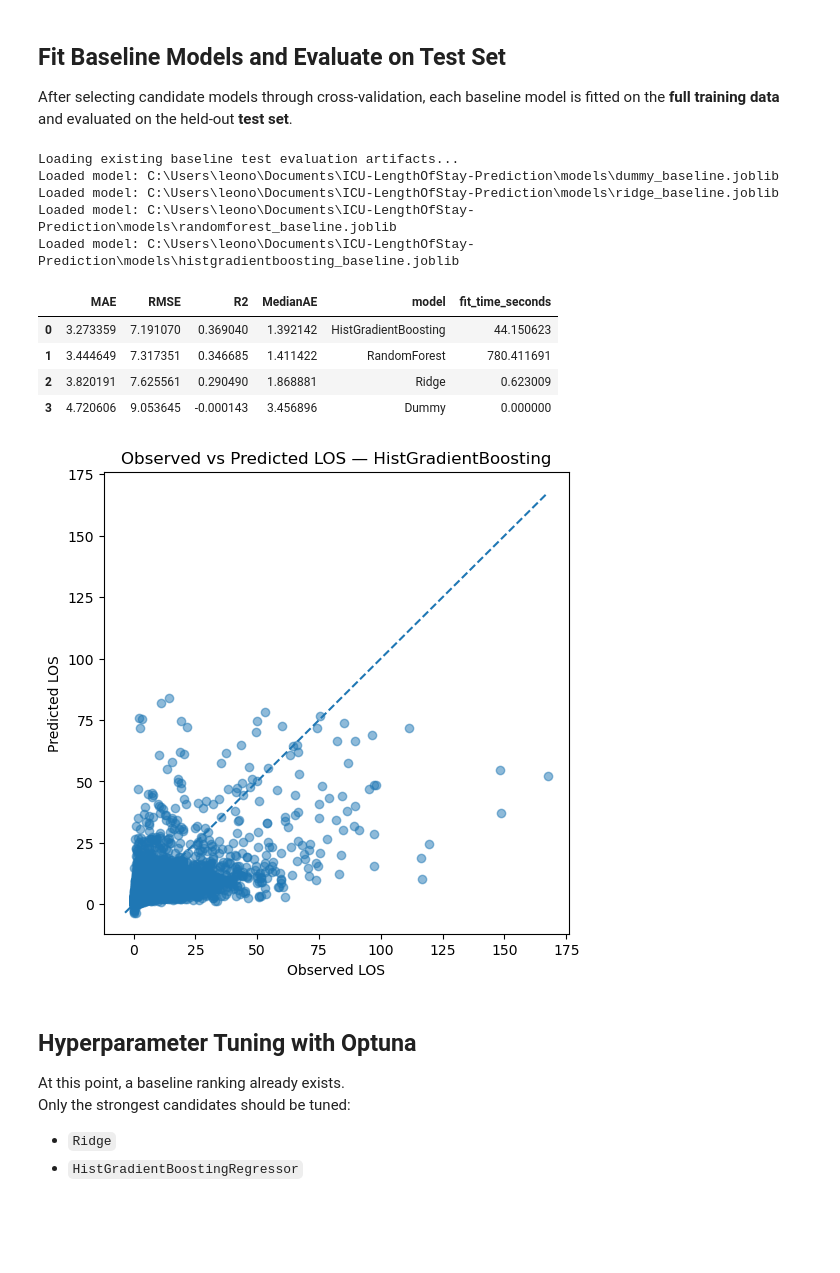
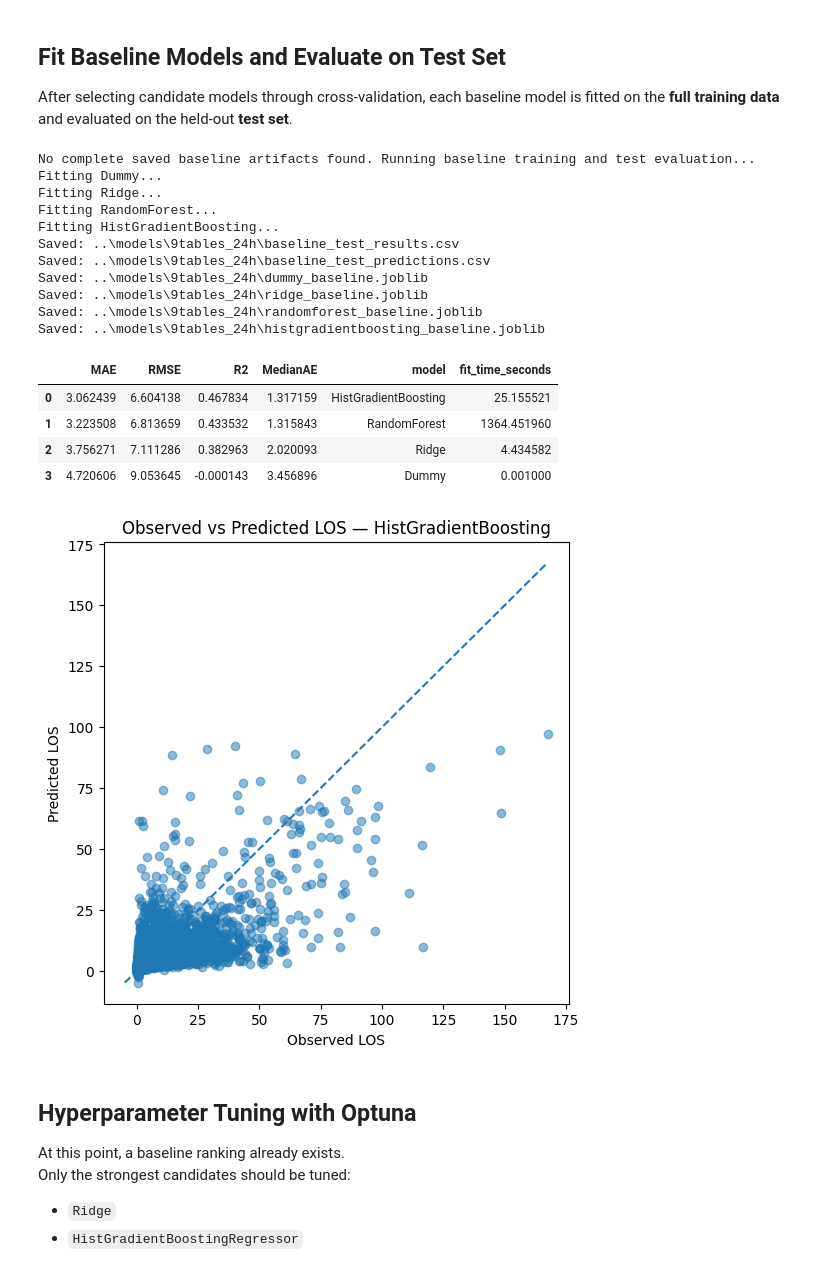
Before and after one commit to PFerreira12/ICU-LengthOfStay-Prediction, a Jupyter notebook: notebooks/training_notebook.ipynb, the cells around one changed output. Cells and saved outputs as stored; diff of their text form; code cells hidden in the pictures; blank space fills up the shorter version.

```diff
--- a/notebooks/training_notebook.ipynb
+++ b/notebooks/training_notebook.ipynb
@@ -111,0 +124,8 @@ Expected test path:  C:\Users\leono\Documents\ICU-LengthOfStay-Prediction\data\p
+# %%
+N_SPLITS = 5
+
+RESULTS_DIR = ROOT_DIR / "results"
+EXPERIMENT_RESULTS_DIR = RESULTS_DIR / EXPERIMENT_NAME
+EXPERIMENT_RESULTS_DIR.mkdir(parents=True, exist_ok=True)
+FIGURES_DIR = EXPERIMENT_RESULTS_DIR / "figures"
+FIGURES_DIR.mkdir(parents=True, exist_ok=True)
@@ -431,7 +473,7 @@ y_train_full = y_train_full.astype(np.float32)
 y_test = y_test.astype(np.float32)
 # %%
 # Cross-Validated Benchmarking
-cv_results_path = os.path.join(RESULTS_DIR, "baseline_cv_results.csv")
+cv_results_path = os.path.join(EXPERIMENT_RESULTS_DIR, "baseline_cv_results.csv")
 
 if os.path.exists(cv_results_path):
     print(f"Loading existing CV results from: {cv_results_path}")
@@ -479,7 +521,6 @@ else:
 
     cv_results_df = pd.DataFrame(cv_results).sort_values("cv_mae_mean").reset_index(drop=True)
 
-    os.makedirs(RESULTS_DIR, exist_ok=True)
     cv_results_df.to_csv(cv_results_path, index=False)
     print(f"Saved: {cv_results_path}")
 
@@ -529,7 +580,7 @@ def regression_metrics(y_true, y_pred):
 
     return {
         "MAE": mean_absolute_error(y_true_eval, y_pred_eval),
-        "RMSE": mean_squared_error(y_true_eval, y_pred_eval, squared=False),
+        "RMSE": np.sqrt(mean_squared_error(y_true_eval, y_pred_eval)),
         "R2": r2_score(y_true_eval, y_pred_eval),
         "MedianAE": median_absolute_error(y_true_eval, y_pred_eval)
     }
@@ -539,11 +590,11 @@ def regression_metrics(y_true, y_pred):
 
 FORCE_RERUN_BASELINE_TEST = False
 
-test_results_path = os.path.join(RESULTS_DIR, "baseline_test_results.csv")
-predictions_path = os.path.join(RESULTS_DIR, "baseline_test_predictions.csv")
+test_results_path = os.path.join(EXPERIMENT_RESULTS_DIR, "baseline_test_results.csv")
+predictions_path = os.path.join(EXPERIMENT_RESULTS_DIR, "baseline_test_predictions.csv")
 
 model_paths = {
-    name: os.path.join(MODELS_DIR, f"{name.lower()}_baseline.joblib")
+    name: os.path.join(EXPERIMENT_MODELS_DIR, f"{name.lower()}_baseline.joblib")
     for name in models.keys()
 }
 
@@ -604,9 +655,6 @@ else:
     test_results_df = pd.DataFrame(test_results).sort_values("MAE").reset_index(drop=True)
 
     # Save outputs
-    os.makedirs(RESULTS_DIR, exist_ok=True)
-    os.makedirs(MODELS_DIR, exist_ok=True)
-
     test_results_df.to_csv(test_results_path, index=False)
     print(f"Saved: {test_results_path}")
 
@@ -615,41 +663,53 @@ else:
 
     for name, model in fitted_models.items():
         model_filename = f"{name.lower()}_baseline.joblib"
-        model_path = os.path.join(MODELS_DIR, model_filename)
+        model_path = os.path.join(EXPERIMENT_MODELS_DIR, model_filename)
         joblib.dump(model, model_path)
         print(f"Saved: {model_path}")
 
 display(test_results_df)
 # %% [output]
-Loading existing baseline test evaluation artifacts...
-Loaded model: C:\Users\leono\Documents\ICU-LengthOfStay-Prediction\models\dummy_baseline.joblib
-Loaded model: C:\Users\leono\Documents\ICU-LengthOfStay-Prediction\models\ridge_baseline.joblib
-Loaded model: C:\Users\leono\Documents\ICU-LengthOfStay-Prediction\models\randomforest_baseline.joblib
-Loaded model: C:\Users\leono\Documents\ICU-LengthOfStay-Prediction\models\histgradientboosting_baseline.joblib
+No complete saved baseline artifacts found. Running baseline training and test evaluation...
+Fitting Dummy...
+Fitting Ridge...
+Fitting RandomForest...
+Fitting HistGradientBoosting...
+Saved: ..\models\9tables_24h\baseline_test_results.csv
+Saved: ..\models\9tables_24h\baseline_test_predictions.csv
+Saved: ..\models\9tables_24h\dummy_baseline.joblib
+Saved: ..\models\9tables_24h\ridge_baseline.joblib
+Saved: ..\models\9tables_24h\randomforest_baseline.joblib
+Saved: ..\models\9tables_24h\histgradientboosting_baseline.joblib
 |  | MAE | RMSE | R2 | MedianAE | model | fit_time_seconds |
-| 0 | 3.273359 | 7.191070 | 0.369040 | 1.392142 | HistGradientBoosting | 44.150623 |
-| 1 | 3.444649 | 7.317351 | 0.346685 | 1.411422 | RandomForest | 780.411691 |
-| 2 | 3.820191 | 7.625561 | 0.290490 | 1.868881 | Ridge | 0.623009 |
-| 3 | 4.720606 | 9.053645 | -0.000143 | 3.456896 | Dummy | 0.000000 |
+| 0 | 3.062439 | 6.604138 | 0.467834 | 1.317159 | HistGradientBoosting | 25.155521 |
+| 1 | 3.223508 | 6.813659 | 0.433532 | 1.315843 | RandomForest | 1364.451960 |
+| 2 | 3.756271 | 7.111286 | 0.382963 | 2.020093 | Ridge | 4.434582 |
+| 3 | 4.720606 | 9.053645 | -0.000143 | 3.456896 | Dummy | 0.001000 |
 # %%
 # Observed vs predicted scatter for the best baseline model
 
 best_baseline_name = test_results_df.iloc[0]["model"]
 best_baseline_model = fitted_models[best_baseline_name]
 best_baseline_preds = maybe_inverse_target(best_baseline_model.predict(X_test))
 y_test_eval = maybe_inverse_target(y_test)
 
 fig, ax = plt.subplots(figsize=(6, 6))
 ax.scatter(y_test_eval, best_baseline_preds, alpha=0.5)
 line_min = min(np.min(y_test_eval), np.min(best_baseline_preds))
 line_max = max(np.max(y_test_eval), np.max(best_baseline_preds))
 ax.plot([line_min, line_max], [line_min, line_max], linestyle="--")
 ax.set_title(f"Observed vs Predicted LOS — {best_baseline_name}")
 ax.set_xlabel("Observed LOS")
 ax.set_ylabel("Predicted LOS")
+
+fig.savefig(
+    FIGURES_DIR / "observed_vs_predicted.png",
+    dpi=300,
+    bbox_inches="tight"
+)
 plt.show()
 # %% [output]
-[figure, old version]
+[figure, new version]
 # %% [markdown]
 ## Hyperparameter Tuning with Optuna
 
```
Also changed, not shown: parts of 17 cells of this notebook, 2 other files.
